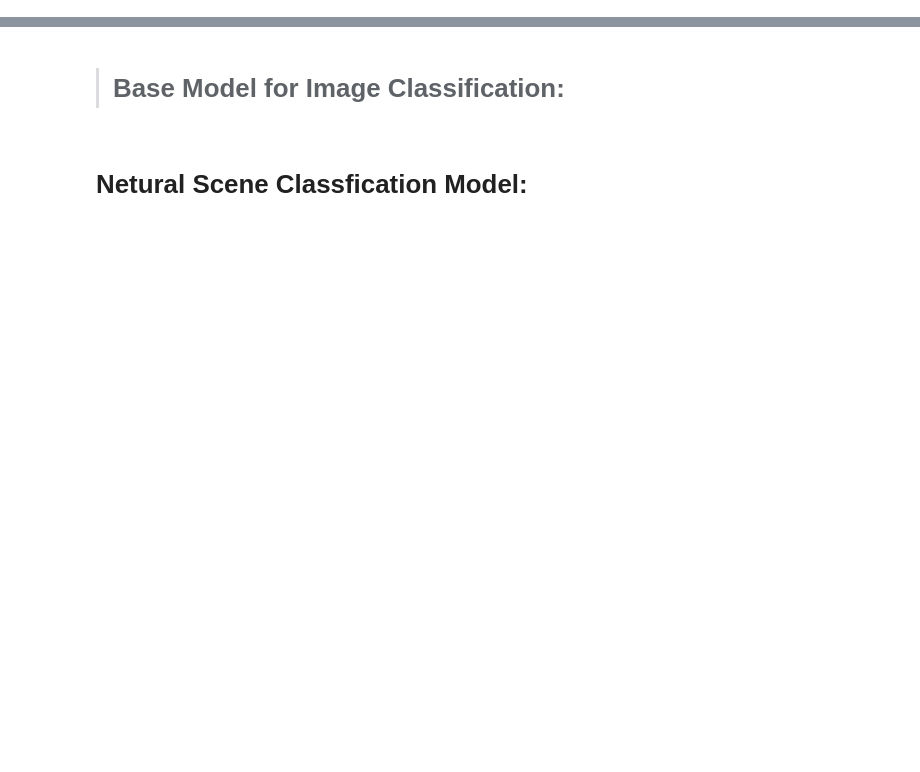
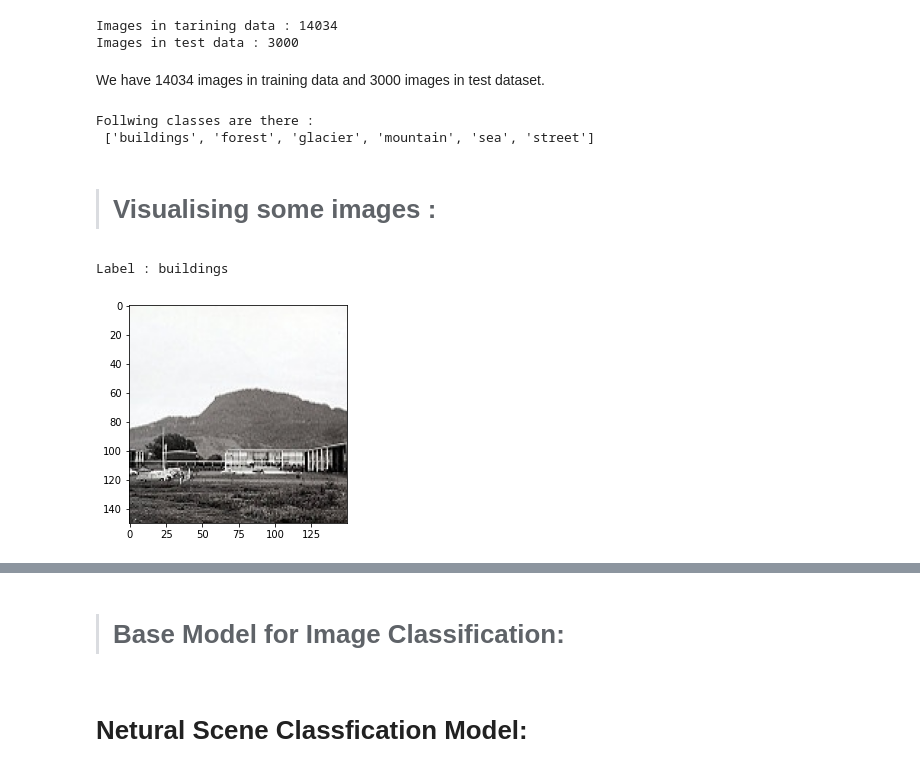
Before and after one commit to shawn-becker-angel/natural-scene-classification, a Jupyter notebook: natural-scene-classification.ipynb, the cells around one changed output, grey strips where cells are left out. Saved outputs shown, nothing was run; the diff lists cells and outputs as text; code cells hidden in the pictures; blank space fills up the shorter version.

```diff
--- a/natural-scene-classification.ipynb
+++ b/natural-scene-classification.ipynb
@@ -127,5 +0,0 @@ dataset_summary(test_dataset)
-# %%
-def display_img(dataset, index):
-    img, label = dataset[index]
-    print(f"Class : {dataset.classes[label]}")
-    plt.imshow(img.permute(1,2,0))
@@ -142,0 +40,4 @@ test_dl = DataLoader(test_dataset, sampler=test_sampler, batch_size=8)
+# %%
+# These dirs have been changed as I deemed appropriate
+data_dir = "./kaggle/input/seg_train"
+test_data_dir = "./kaggle/input/seg_test"
@@ -142,0 +52,7 @@ test_dl = DataLoader(test_dataset, sampler=test_sampler, batch_size=8)
+# %%
+dataset = ImageFolder(data_dir,transform = transforms.Compose([
+    transforms.Resize((150,150)),transforms.ToTensor()
+]))
+test_dataset = ImageFolder(test_data_dir,transforms.Compose([
+    transforms.Resize((150,150)),transforms.ToTensor()
+]))
@@ -142,0 +66,24 @@ test_dl = DataLoader(test_dataset, sampler=test_sampler, batch_size=8)
+# %%
+print(f"Images in tarining data : {len(dataset)}")
+print(f"Images in test data : {len(test_dataset)}")
+# %% [output]
+Images in tarining data : 14034
+Images in test data : 3000
+# %% [markdown]
+We have 14034 images in training data and 3000 images in test dataset.
+# %%
+print("Follwing classes are there : \n",dataset.classes)
+# %% [output]
+Follwing classes are there :
+ ['buildings', 'forest', 'glacier', 'mountain', 'sea', 'street']
+# %%
+def display_img(img,label):
+    print(f"Label : {dataset.classes[label]}")
+    plt.imshow(img.permute(1,2,0))
+# %% [markdown]
+> # Visualising some images :
+# %%
+display_img(*dataset[0])
+# %% [output]
+Label : buildings
+[figure, added]
```
Also changed, not shown: parts of 43 cells of this notebook.
